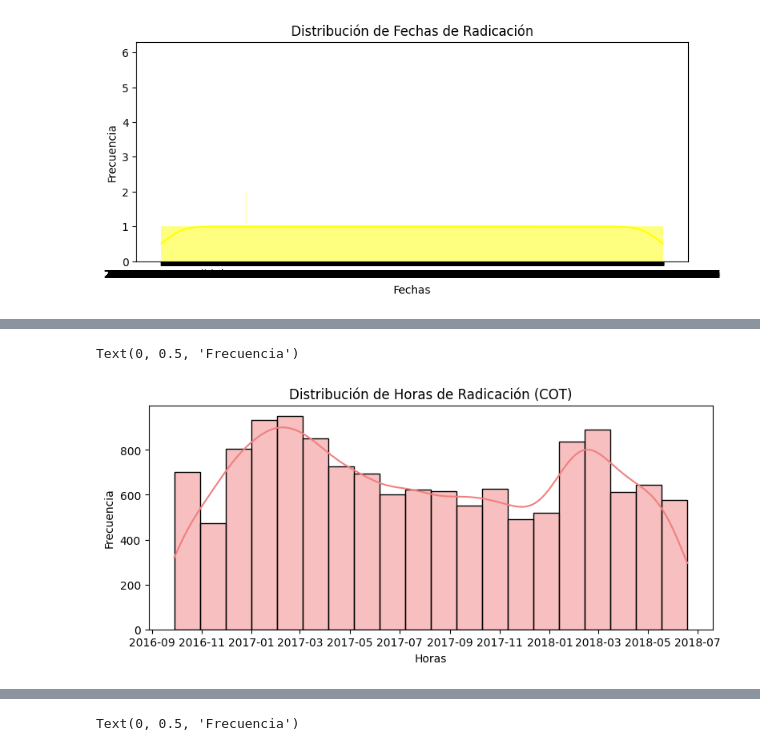
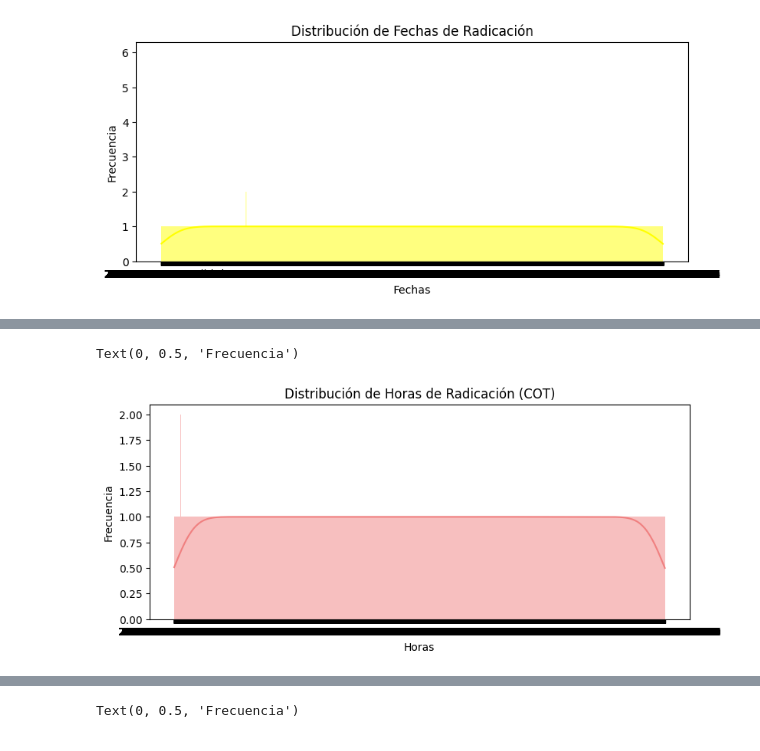
Before and after one commit to SEBASBELMOS/KPI-Tech, a Jupyter notebook: KPI_TECH-PY.ipynb, the cells around one changed output, grey strips where cells are left out. Saved outputs shown, nothing was run; the diff lists cells and outputs as text; code cells hidden in the pictures.

```diff
--- a/KPI_TECH-PY.ipynb
+++ b/KPI_TECH-PY.ipynb
@@ -148,11 +167,11 @@ NameError: name 'plt' is not defined
 # %%
 #Not mandatory
 plt.figure(figsize=(20, 8))
 plt.subplot(2, 2, 2)
-sns.histplot(df['solucion/fecha_fin'], kde=True, bins=20, color='lightcoral')
+sns.histplot(d_df['solucion.fecha_fin'], kde=True, bins=20, color='lightcoral')
 plt.title('Distribución de Horas de Radicación (COT)')
 plt.xlabel('Horas')
 plt.ylabel('Frecuencia')
 # %% [output]
 Text(0, 0.5, 'Frecuencia')
-[figure, old version]
+[figure, new version]
```
Also changed, not shown: parts of 10 cells of this notebook, 4 other files.
